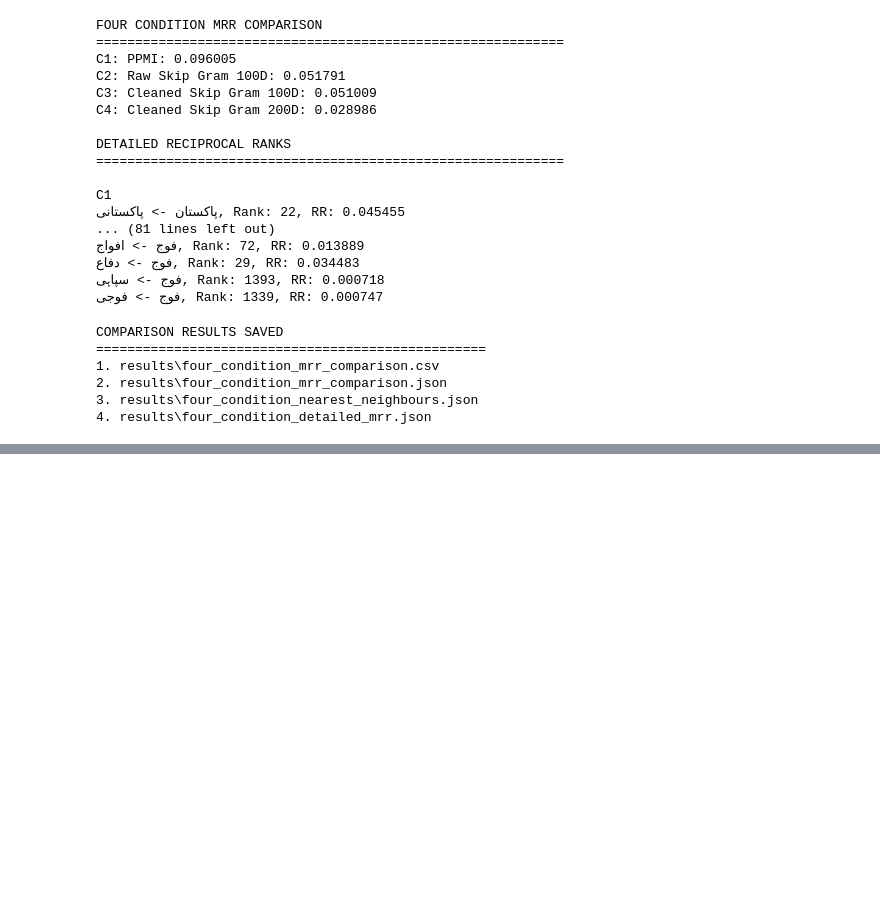
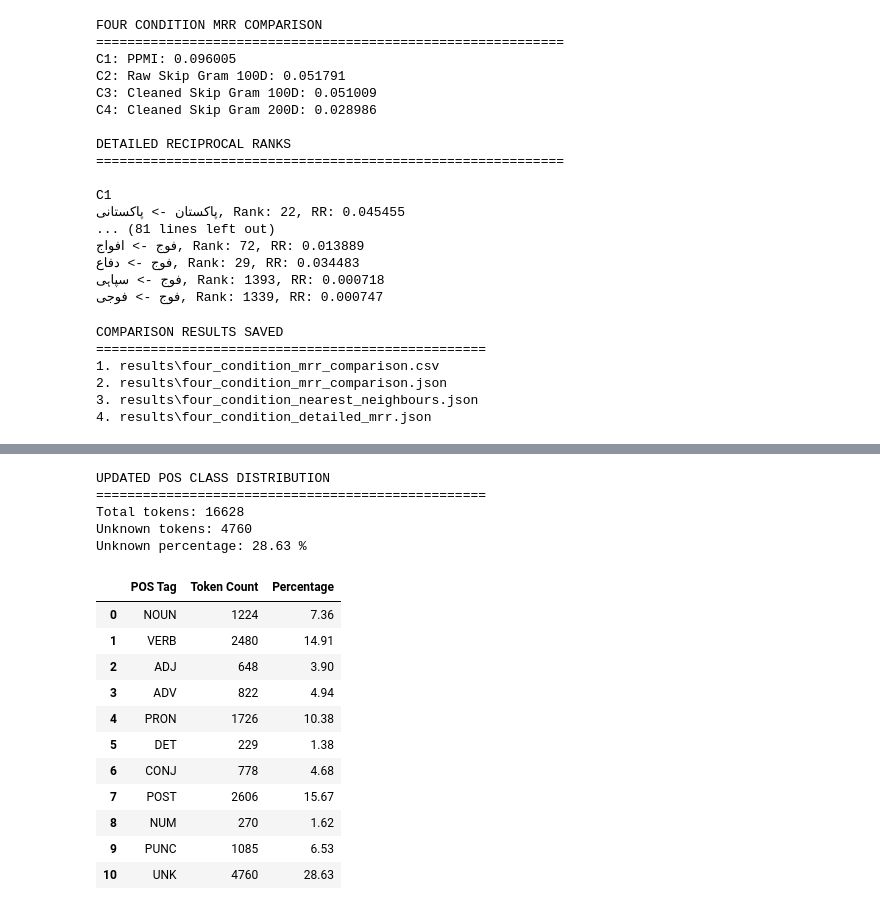
Before and after one commit to hajiqasim358/i24-8011-NLP-Assignment2, a Jupyter notebook: Assignment_2.ipynb, the cells around one changed output, grey strips where cells are left out. Saved outputs shown, nothing was run; the diff lists cells and outputs as text; code cells hidden in the pictures; blank space fills up the shorter version.

```diff
--- a/Assignment_2.ipynb
+++ b/Assignment_2.ipynb
@@ -5938,0 +7666,61 @@ COMPARISON RESULTS SAVED
+# %%
+# Step 20: Recalculate POS class distribution
+
+from collections import Counter
+import pandas as pd
+
+pos_counter = Counter(
+    tag
+    for record in selected_sentences
+    for tag in record["pos_tags"]
+)
+
+total_tokens = sum(pos_counter.values())
+
+pos_distribution = pd.DataFrame([
+    {
+        "POS Tag": tag,
+        "Token Count": pos_counter.get(tag, 0),
+        "Percentage": round(
+            pos_counter.get(tag, 0) / total_tokens * 100, 2
+        )
+    }
+    for tag in POS_TAGS
+])
+
+print("UPDATED POS CLASS DISTRIBUTION")
+print("=" * 50)
+print("Total tokens:", total_tokens)
+print("Unknown tokens:", pos_counter.get("UNK", 0))
+print(
+    "Unknown percentage:",
+    round(pos_counter.get("UNK", 0) / total_tokens * 100, 2),
+    "%"
+)
+
+display(pos_distribution)
+
+# Save updated distribution
+pos_distribution.to_csv(
+    "results/pos_class_distribution.csv",
+    index=False,
+    encoding="utf-8-sig"
+)
+# %% [output]
+UPDATED POS CLASS DISTRIBUTION
+==================================================
+Total tokens: 16628
+Unknown tokens: 4760
+Unknown percentage: 28.63 %
+|  | POS Tag | Token Count | Percentage |
+| 0 | NOUN | 1224 | 7.36 |
+| 1 | VERB | 2480 | 14.91 |
+| 2 | ADJ | 648 | 3.90 |
+| 3 | ADV | 822 | 4.94 |
+| 4 | PRON | 1726 | 10.38 |
+| 5 | DET | 229 | 1.38 |
+| 6 | CONJ | 778 | 4.68 |
+| 7 | POST | 2606 | 15.67 |
+| 8 | NUM | 270 | 1.62 |
+| 9 | PUNC | 1085 | 6.53 |
+| 10 | UNK | 4760 | 28.63 |
```
Also changed, not shown: parts of 37 cells of this notebook, 1 other file.
